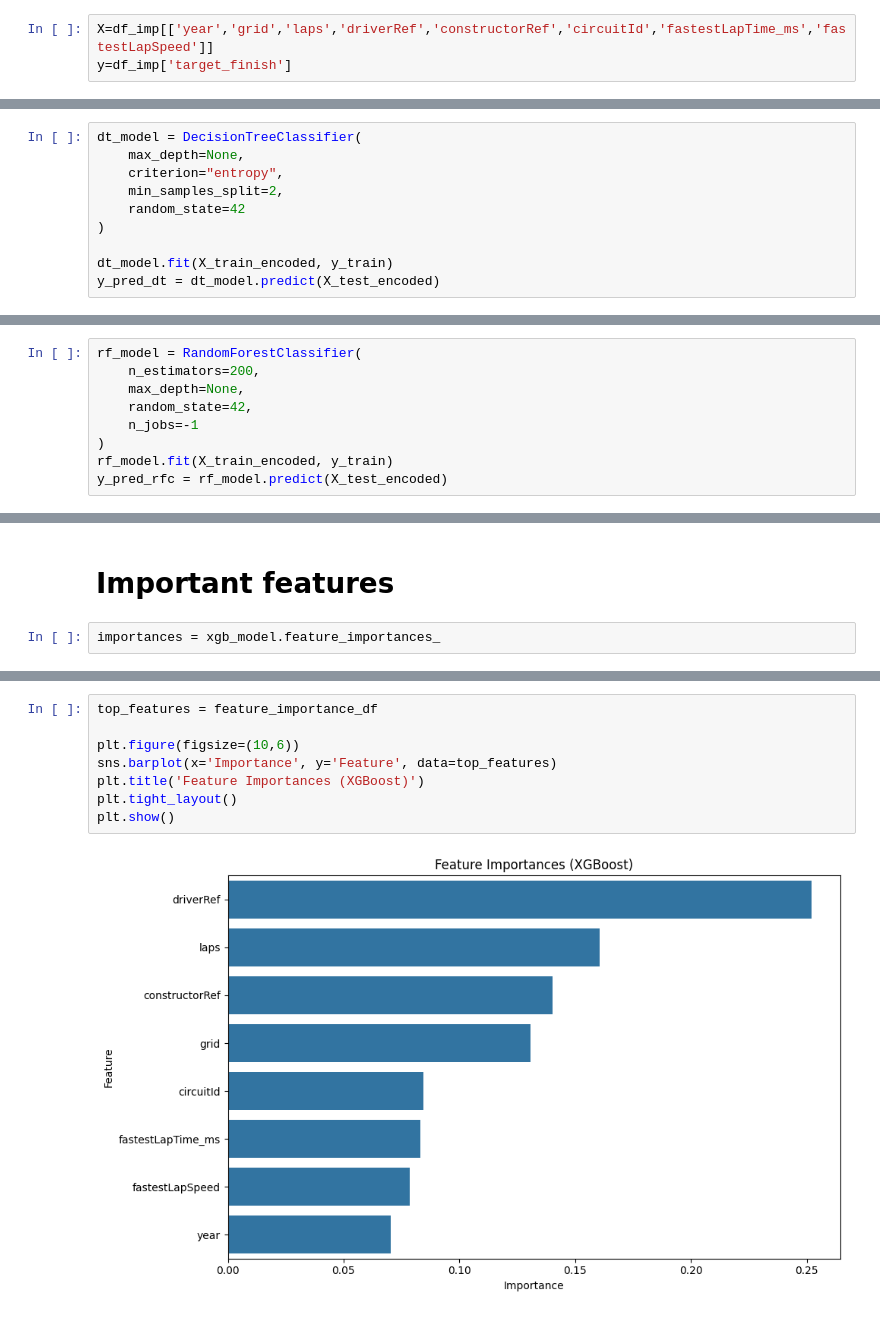
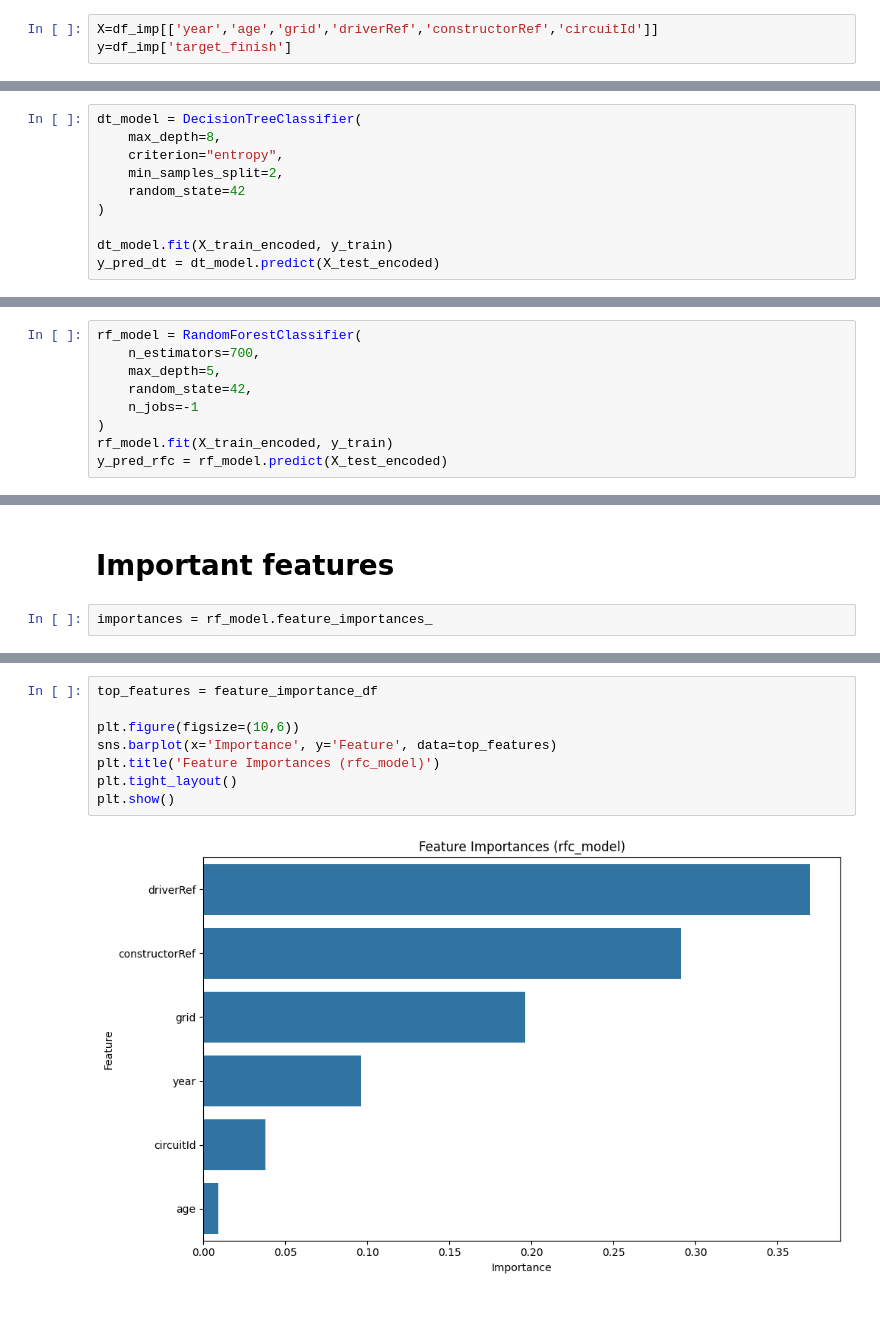
Before and after one commit to kush252/GDG_tasks, a Jupyter notebook: gdg_model.ipynb, the cells around one changed output, grey strips where cells are left out. Saved outputs shown, nothing was run; the diff lists cells and outputs as text.

```diff
--- a/gdg_model.ipynb
+++ b/gdg_model.ipynb
@@ -56,6 +55,6 @@ memory usage: 1015.8+ KB
 # %% [markdown]
 # Train Test Split
 # %%
-X=df_imp[['year','grid','laps','driverRef','constructorRef','circuitId','fastestLapTime_ms','fastestLapSpeed']]
+X=df_imp[['year','age','grid','driverRef','constructorRef','circuitId']]
 y=df_imp['target_finish']
 # %%
@@ -174,7 +160,7 @@ y_pred_log = log_model.predict(X_test_encoded_lin)
 ### Decision Tree Classifier
 # %%
 dt_model = DecisionTreeClassifier(
-    max_depth=None,
+    max_depth=8,
     criterion="entropy",
     min_samples_split=2,
     random_state=42
@@ -186,8 +172,8 @@ y_pred_dt = dt_model.predict(X_test_encoded)
 ### Random Forest Classifier
 # %%
 rf_model = RandomForestClassifier(
-    n_estimators=200,
-    max_depth=None,
+    n_estimators=700,
+    max_depth=5,
     random_state=42,
     n_jobs=-1
 )
@@ -379,7 +365,7 @@ Based on the evaluation of Logistic Regression, Decision Tree, Random Forest, an
 # %% [markdown]
 # Important features
 # %%
-importances = xgb_model.feature_importances_
+importances = rf_model.feature_importances_
 # %%
 feature_importance_df = pd.DataFrame({
     'Feature': X_train.columns,
@@ -400,10 +384,10 @@ print(feature_importance_df)
 # %%
 top_features = feature_importance_df
 
 plt.figure(figsize=(10,6))
 sns.barplot(x='Importance', y='Feature', data=top_features)
-plt.title('Feature Importances (XGBoost)')
+plt.title('Feature Importances (rfc_model)')
 plt.tight_layout()
 plt.show()
 # %% [output]
-[figure, old version]
+[figure, new version]
```
Also changed, not shown: parts of 22 cells of this notebook, 8 other files.
